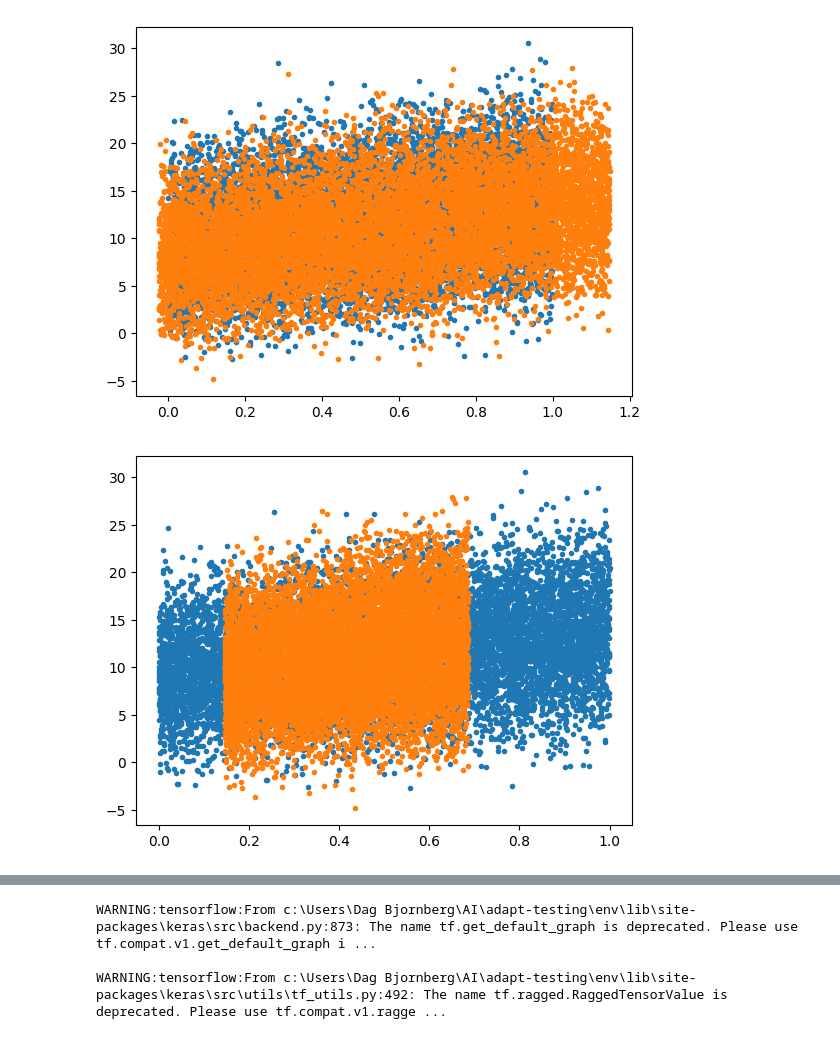
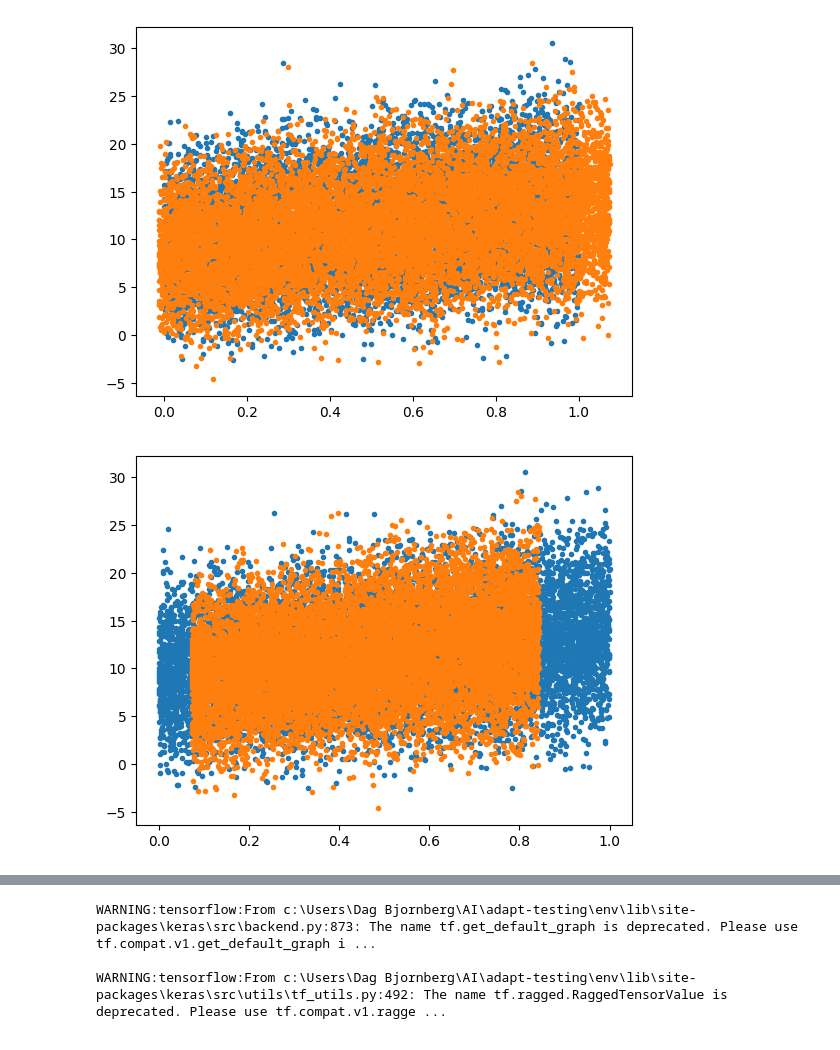
Before and after one commit to DageBjorne/transfertreeboost, a Jupyter notebook: experiments/simulations_tradaboost.ipynb, the cells around one changed output, grey strips where cells are left out. Drawn from its saved outputs; the diff is of its cells as text; code cells hidden in the pictures.

```diff
--- a/experiments/simulations_tradaboost.ipynb
+++ b/experiments/simulations_tradaboost.ipynb
@@ -96,11 +96,11 @@ def friedman1_altered(n_samples, add_noise=False, noise_distribution='gaussian',
         np.random.seed(random_seed)
 
     #generate distrubance factors
-    a = np.random.normal(1, 0.2*d, size = 4)
+    a = np.random.normal(1, 0.1*d, size = 4)
     a0, a1, a2, a3 = a
-    b = np.random.normal(1, 0.2*d, size = 5)
+    b = np.random.normal(1, 0.1*d, size = 5)
     b0, b1, b2, b3, b4 = b
-    c = np.random.normal(0, 0.1*d, size = 5)
+    c = np.random.normal(0, 0.05*d, size = 5)
     c0, c1, c2, c3, c4 = c
     #
 
@@ -132,32 +132,32 @@ def friedman1_altered(n_samples, add_noise=False, noise_distribution='gaussian',
 
     return X, y
 
 
 
 #Check that random seed works!
 X, y = friedman1(10000, add_noise = True, noise_distribution = 'gaussian', n_features=10, random_seed = 1)
 X_altered, y_altered= friedman1_altered(n_samples=10000, add_noise = True, noise_distribution = 'gaussian',
                                                    n_features=10, d = 1, shift_seed=1, random_seed = 1)
 
 plt.plot(X[:,0], y, '.')
 plt.plot(X_altered[:,0], y_altered, '.')
 plt.show()
 
 plt.plot(X[:,1], y, '.')
 plt.plot(X_altered[:,1], y_altered, '.')
 plt.show()
 
 plt.plot(X[:,2], y, '.')
 plt.plot(X_altered[:,2], y_altered, '.')
 plt.show()
 
 plt.plot(X[:,3], y, '.')
 plt.plot(X_altered[:,3], y_altered, '.')
 plt.show()
 
 plt.plot(X[:,4], y, '.')
 plt.plot(X_altered[:,4], y_altered, '.')
 plt.show()
 # %% [output]
-[figure, old version]
+[figure, new version]
-[figure, old version]
+[figure, new version]
```
Also changed, not shown: parts of 5 cells of this notebook, 8 other files.
